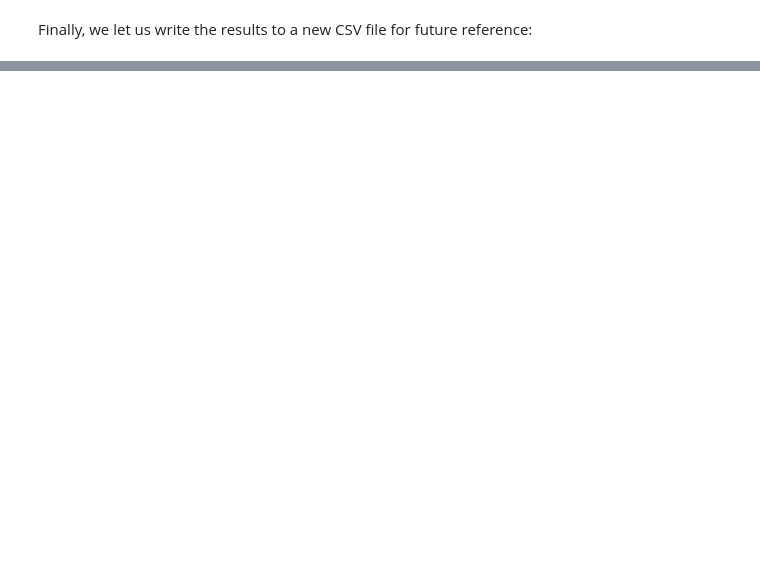
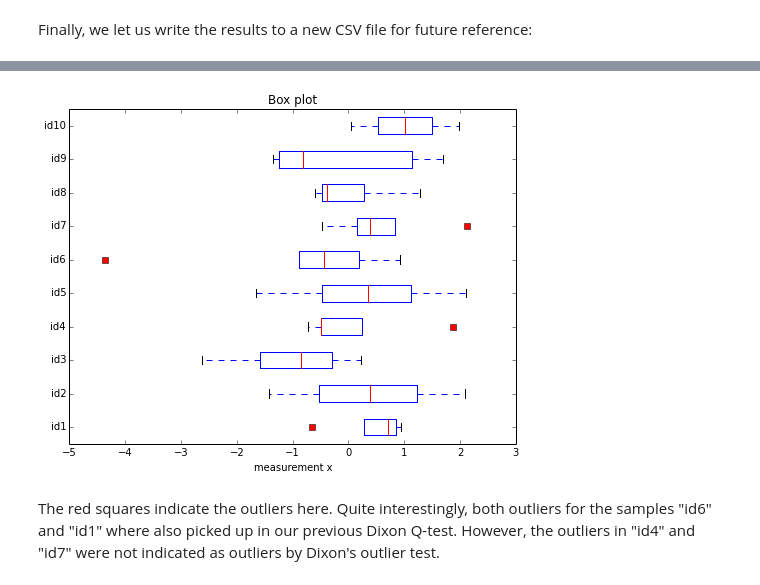
Before and after one commit to rasbt/algorithms_in_ipython_notebooks, a Jupyter notebook: ipython_nbs/statistics/dixon_q_test.ipynb, the cells around one changed output, grey strips where cells are left out. Drawn from its saved outputs; the diff is of its cells as text; code cells hidden in the pictures; blank space fills up the shorter version.

```diff
--- a/ipython_nbs/statistics/dixon_q_test.ipynb
+++ b/ipython_nbs/statistics/dixon_q_test.ipynb
@@ -466,0 +528,12 @@ write_csv('../../data/dixon_test_out.csv', csv_cont)
+# %%
+csv_nonan = [[x for x in row[1:6] if not math.isnan(x)] for row in csv_cont[1:]]
+fig = plt.figure(figsize=(8,6))
+plt.boxplot(csv_nonan,0,'rs',0)
+plt.yticks([y+1 for y in y_pos], [row[0] for row in csv_cont[1:]])
+plt.xlabel('measurement x')
+t = plt.title('Box plot')
+plt.show()
+# %% [output]
+[figure, added]
+# %% [markdown]
+The red squares indicate the outliers here. Quite interestingly, both outliers for the samples "id6" and "id1" where also picked up in our previous Dixon Q-test. However, the outliers in "id4" and "id7" were not indicated as outliers by Dixon's outlier test.
```
Also changed, not shown: parts of 28 cells of this notebook, 2 other files.
